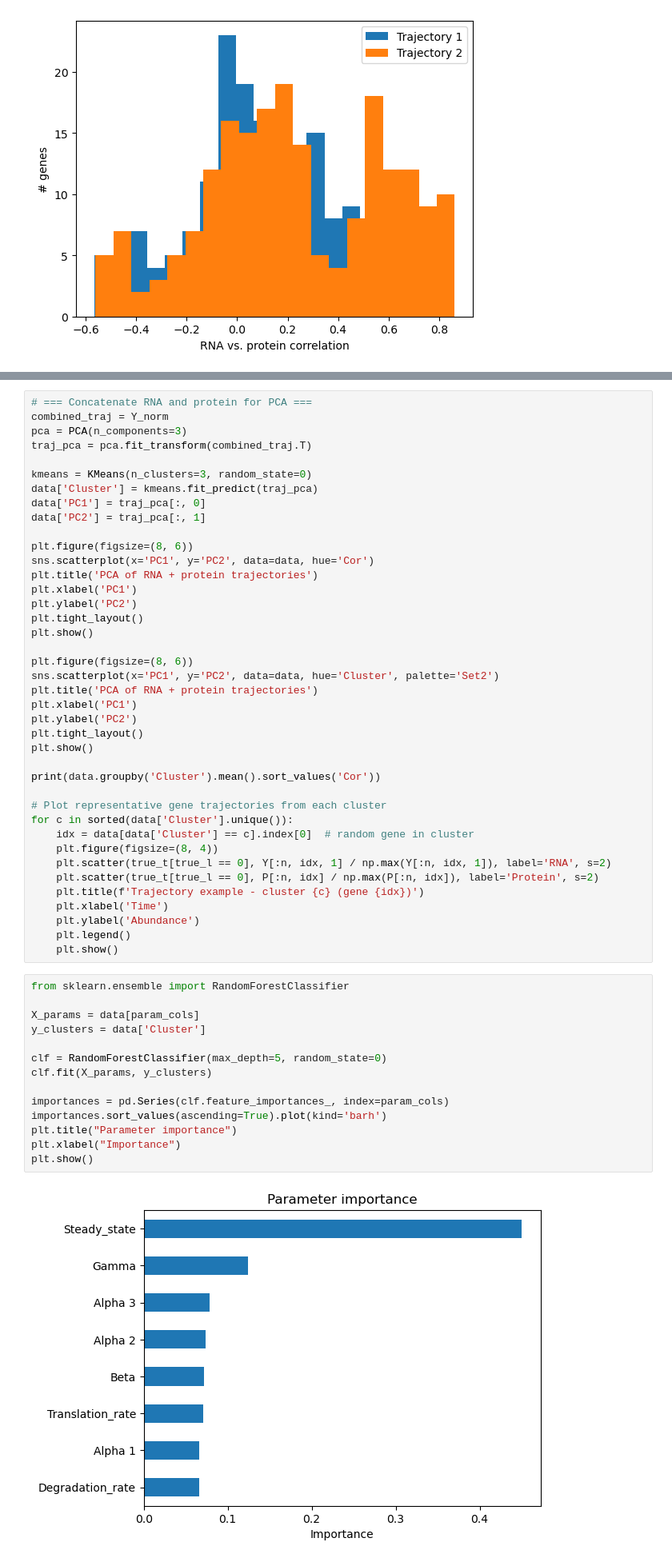
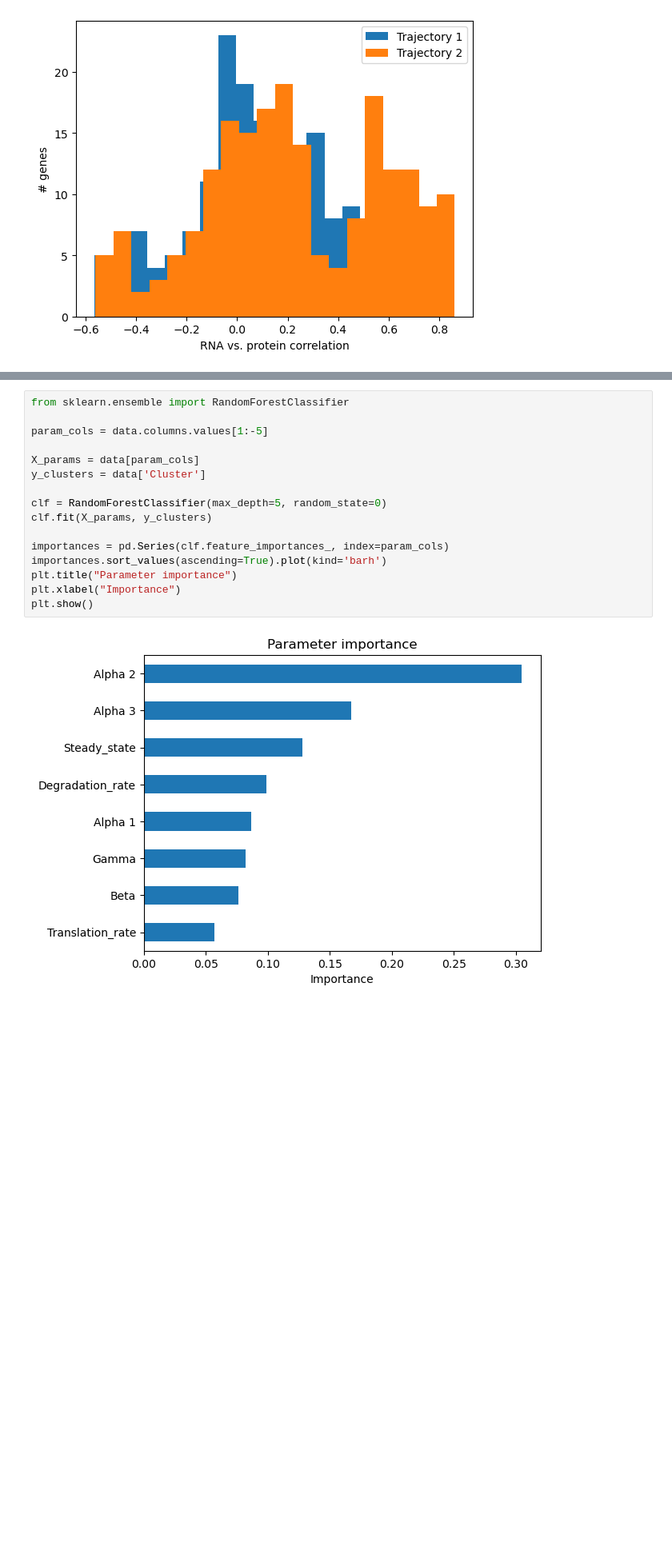
Before and after one commit to reliscu/chronocell_simulations, a Jupyter notebook: simulate_data.ipynb, the cells around one changed output, grey strips where cells are left out. Shown at 80% size. Cells and saved outputs as stored; diff of their text form; blank space fills up the shorter version.

```diff
--- a/simulate_data.ipynb
+++ b/simulate_data.ipynb
@@ -306,56 +304,18 @@ Cluster
-# %%
-# === Concatenate RNA and protein for PCA ===
-combined_traj = Y_norm
-pca = PCA(n_components=3)
-traj_pca = pca.fit_transform(combined_traj.T)
-
-kmeans = KMeans(n_clusters=3, random_state=0)
-data['Cluster'] = kmeans.fit_predict(traj_pca)
-data['PC1'] = traj_pca[:, 0]
-data['PC2'] = traj_pca[:, 1]
-
-plt.figure(figsize=(8, 6))
-sns.scatterplot(x='PC1', y='PC2', data=data, hue='Cor')
-plt.title('PCA of RNA + protein trajectories')
-plt.xlabel('PC1')
-plt.ylabel('PC2')
-plt.tight_layout()
-plt.show()
-
-plt.figure(figsize=(8, 6))
-sns.scatterplot(x='PC1', y='PC2', data=data, hue='Cluster', palette='Set2')
-plt.title('PCA of RNA + protein trajectories')
-plt.xlabel('PC1')
-plt.ylabel('PC2')
-plt.tight_layout()
-plt.show()
-
-print(data.groupby('Cluster').mean().sort_values('Cor'))
-
-# Plot representative gene trajectories from each cluster
-for c in sorted(data['Cluster'].unique()):
-    idx = data[data['Cluster'] == c].index[0]  # random gene in cluster
-    plt.figure(figsize=(8, 4))
-    plt.scatter(true_t[true_l == 0], Y[:n, idx, 1] / np.max(Y[:n, idx, 1]), label='RNA', s=2)
-    plt.scatter(true_t[true_l == 0], P[:n, idx] / np.max(P[:n, idx]), label='Protein', s=2)
-    plt.title(f'Trajectory example - cluster {c} (gene {idx})')
-    plt.xlabel('Time')
-    plt.ylabel('Abundance')
-    plt.legend()
-    plt.show()
 # %%
 from sklearn.ensemble import RandomForestClassifier
+
+param_cols = data.columns.values[1:-5]
 
 X_params = data[param_cols]
 y_clusters = data['Cluster']
 
 clf = RandomForestClassifier(max_depth=5, random_state=0)
 clf.fit(X_params, y_clusters)
 
 importances = pd.Series(clf.feature_importances_, index=param_cols)
 importances.sort_values(ascending=True).plot(kind='barh')
 plt.title("Parameter importance")
 plt.xlabel("Importance")
 plt.show()
 # %% [output]
-[figure, old version]
+[figure, new version]
```
Also changed, not shown: parts of 9 cells of this notebook, 1 other file.
